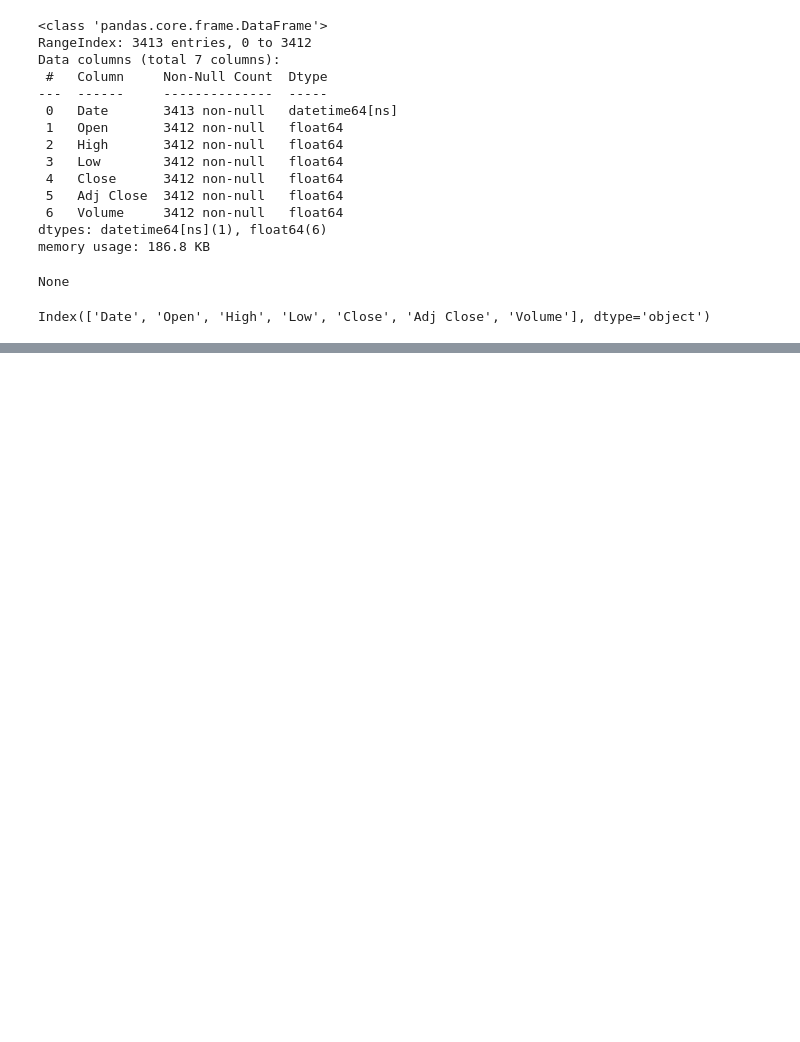
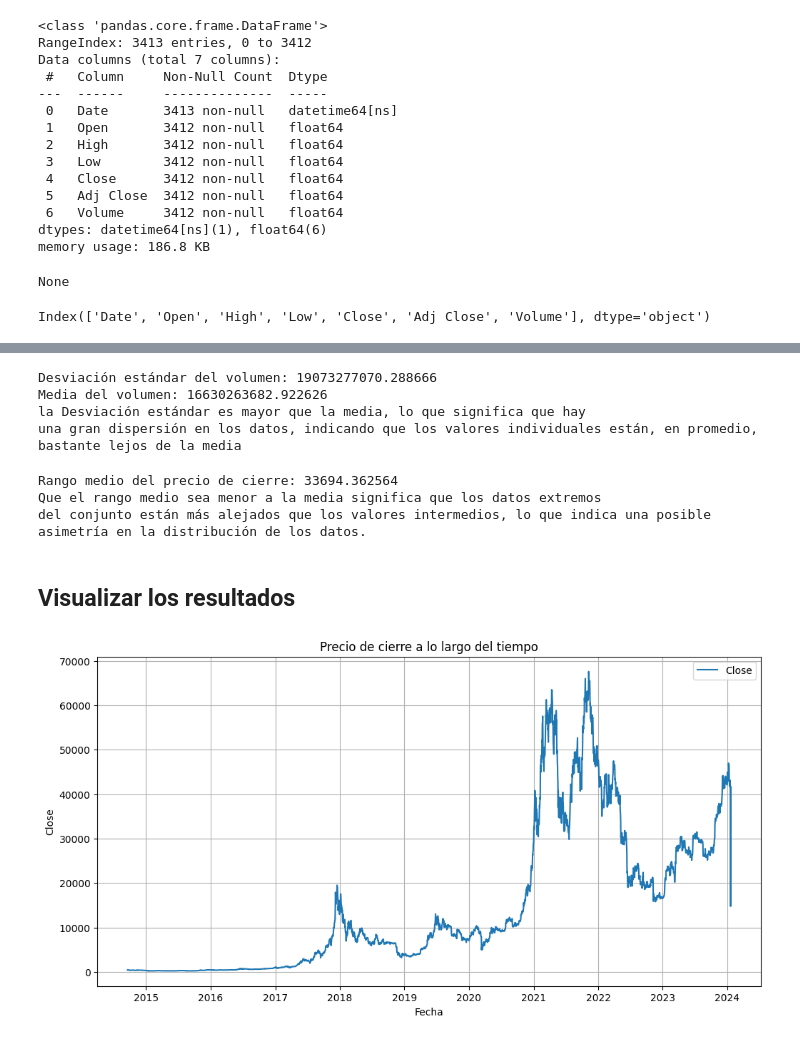
Before and after one commit to StalkerData/Ciencia_de_Datos, a Jupyter notebook: cripto_analisis/notebooks/analisis_exploratorio.ipynb, the cells around one changed output, grey strips where cells are left out. Drawn from its saved outputs; the diff is of its cells as text; code cells hidden in the pictures; blank space fills up the shorter version.

Commit message:
revision de los datos estadisticos

```diff
--- a/cripto_analisis/notebooks/analisis_exploratorio.ipynb
+++ b/cripto_analisis/notebooks/analisis_exploratorio.ipynb
@@ -81,3 +81,8 @@ df = df.fillna(df.mean())
 df.columns
 # %% [output]
 Index(['Date', 'Open', 'High', 'Low', 'Close', 'Adj Close', 'Volume'], dtype='object')
+# %%
+
+df=df[['Date','Close','Volume']]
+df.set_index('Date',inplace=True)
+df.head()
@@ -83,0 +111,33 @@ Index(['Date', 'Open', 'High', 'Low', 'Close', 'Adj Close', 'Volume'], dtype='ob
+# %%
+std_Volume = df['Volume'].std()
+mean_Volume = df['Volume'].mean()
+print(f"Desviación estándar del volumen: {std_Volume}")
+print(f"Media del volumen: {mean_Volume}")
+print("la Desviación estándar es mayor que la media, lo que significa que hay \nuna gran dispersión en los datos, indicando que los valores individuales están, en promedio, bastante lejos de la media")
+# %% [output]
+Desviación estándar del volumen: 19073277070.288666
+Media del volumen: 16630263682.922626
+la Desviación estándar es mayor que la media, lo que significa que hay
+una gran dispersión en los datos, indicando que los valores individuales están, en promedio, bastante lejos de la media
+# %%
+rango_medio = (df['Close'].max() - df['Close'].min())/2
+print(f"Rango medio del precio de cierre: {rango_medio}")
+print("Que el rango medio sea menor a la media significa que los datos extremos \ndel conjunto están más alejados que los valores intermedios, lo que indica una posible asimetría en la distribución de los datos.")
+# %% [output]
+Rango medio del precio de cierre: 33694.362564
+Que el rango medio sea menor a la media significa que los datos extremos
+del conjunto están más alejados que los valores intermedios, lo que indica una posible asimetría en la distribución de los datos.
+# %% [markdown]
+## Visualizar los resultados
+# %%
+import matplotlib.pyplot as plt
+plt.figure(figsize=(12,6))
+plt.plot(df.index,df['Close'],label='Close')
+plt.title('Precio de cierre a lo largo del tiempo')
+plt.xlabel('Fecha')
+plt.ylabel('Close')
+plt.legend()
+plt.grid(True)
+plt.show()
+# %% [output]
+[figure, added]
```
Also changed, not shown: parts of 3 cells of this notebook.
